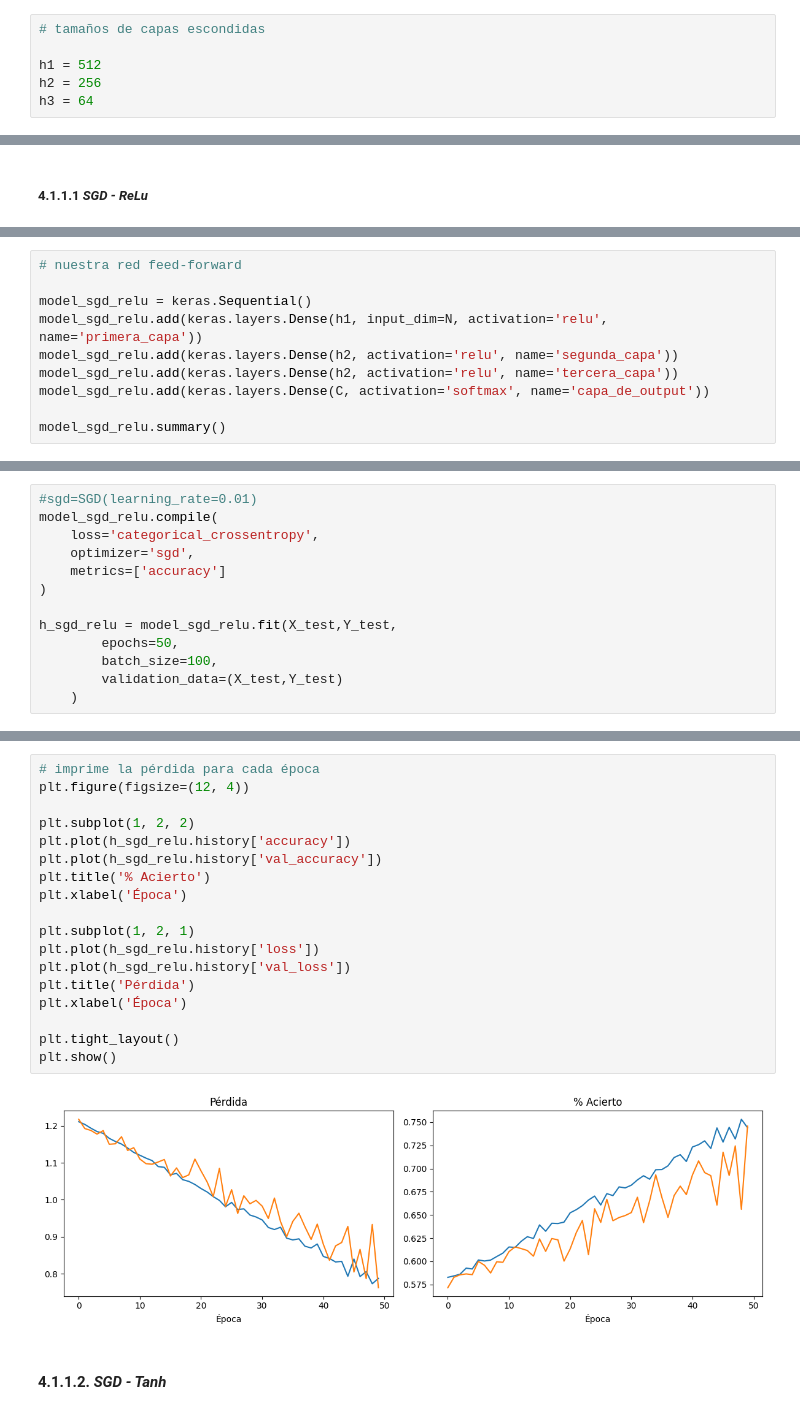
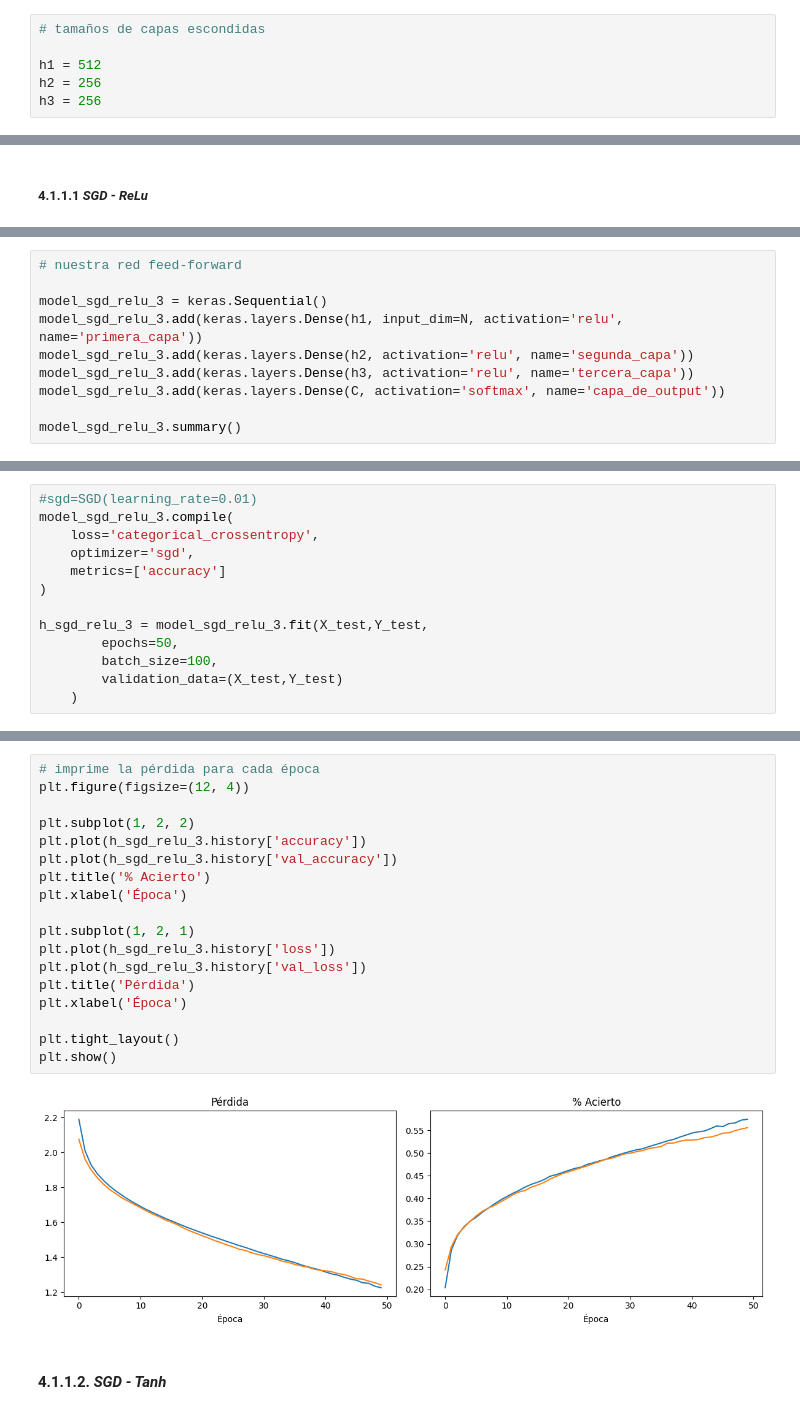
Before and after one commit to CristobalCabezas/deep_learning_duoc_2024, a Jupyter notebook: Respuesta_ET_Forma_C_ipynb.ipynb, the cells around one changed output, grey strips where cells are left out. Cells and saved outputs as stored; diff of their text form.

Commit message:
EA2 - Se incorporan 3 capas por modelo

```diff
--- a/Respuesta_ET_Forma_C_ipynb.ipynb
+++ b/Respuesta_ET_Forma_C_ipynb.ipynb
@@ -85,7 +100,7 @@ tf.random.set_seed(30)
 
 h1 = 512
 h2 = 256
-h3 = 64
+h3 = 256
 # %% [markdown]
 ## 4. MODELING
 # %% [markdown]
@@ -111,11 +276,11 @@ from keras import callbacks
 # %%
 # nuestra red feed-forward
 
-model_sgd_relu = keras.Sequential()
-model_sgd_relu.add(keras.layers.Dense(h1, input_dim=N, activation='relu', name='primera_capa'))
-model_sgd_relu.add(keras.layers.Dense(h2, activation='relu', name='segunda_capa'))
-model_sgd_relu.add(keras.layers.Dense(h2, activation='relu', name='tercera_capa'))
-model_sgd_relu.add(keras.layers.Dense(C, activation='softmax', name='capa_de_output'))
+model_sgd_relu_3 = keras.Sequential()
+model_sgd_relu_3.add(keras.layers.Dense(h1, input_dim=N, activation='relu', name='primera_capa'))
+model_sgd_relu_3.add(keras.layers.Dense(h2, activation='relu', name='segunda_capa'))
+model_sgd_relu_3.add(keras.layers.Dense(h3, activation='relu', name='tercera_capa'))
+model_sgd_relu_3.add(keras.layers.Dense(C, activation='softmax', name='capa_de_output'))
 
-model_sgd_relu.summary()
+model_sgd_relu_3.summary()
 # %% [output]
@@ -136,13 +301,13 @@ Model: "sequential_5"
  Non-trainable params: 0 (0.00 B)
 # %%
 #sgd=SGD(learning_rate=0.01)
-model_sgd_relu.compile(
+model_sgd_relu_3.compile(
     loss='categorical_crossentropy',
     optimizer='sgd',
     metrics=['accuracy']
 )
 
-h_sgd_relu = model_sgd_relu.fit(X_test,Y_test,
+h_sgd_relu_3 = model_sgd_relu_3.fit(X_test,Y_test,
         epochs=50,
         batch_size=100,
         validation_data=(X_test,Y_test)
@@ -168,22 +335,22 @@ Epoch 50/50
 # %%
 # imprime la pérdida para cada época
 plt.figure(figsize=(12, 4))
 
 plt.subplot(1, 2, 2)
-plt.plot(h_sgd_relu.history['accuracy'])
-plt.plot(h_sgd_relu.history['val_accuracy'])
+plt.plot(h_sgd_relu_3.history['accuracy'])
+plt.plot(h_sgd_relu_3.history['val_accuracy'])
 plt.title('% Acierto')
 plt.xlabel('Época')
 
 plt.subplot(1, 2, 1)
-plt.plot(h_sgd_relu.history['loss'])
-plt.plot(h_sgd_relu.history['val_loss'])
+plt.plot(h_sgd_relu_3.history['loss'])
+plt.plot(h_sgd_relu_3.history['val_loss'])
 plt.title('Pérdida')
 plt.xlabel('Época')
 
 plt.tight_layout()
 plt.show()
 # %% [output]
-[figure, old version]
+[figure, new version]
 # %% [markdown]
 #### 4.1.1.2. *SGD - Tanh*
```
Also changed, not shown: parts of 77 cells of this notebook.
